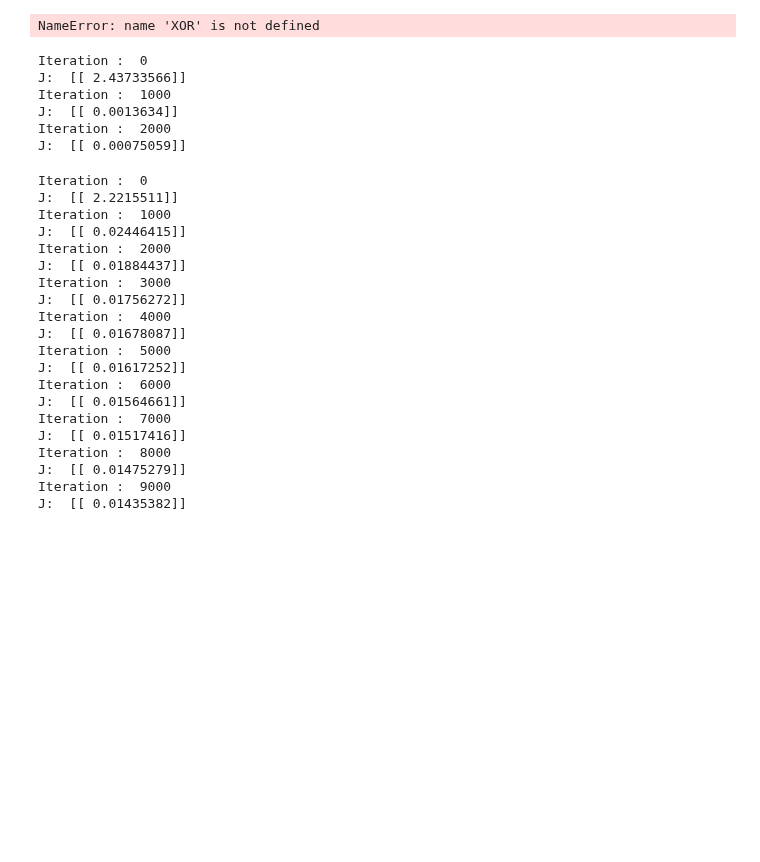
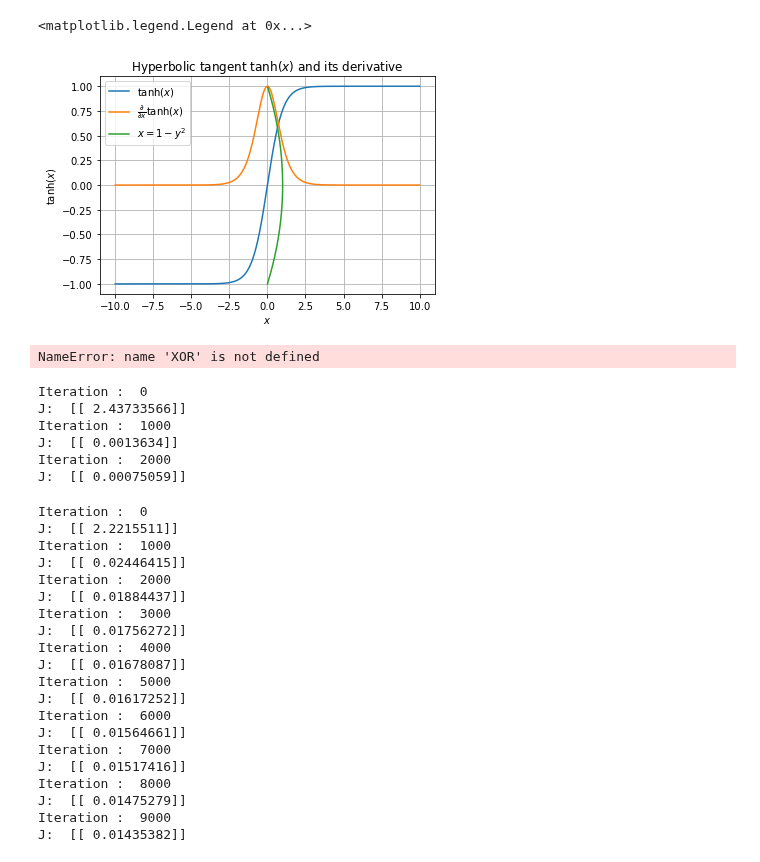
Before and after one commit to msakuta/notebooks, a Jupyter notebook: SquareNN.ipynb, the cells around one changed output. Cells and saved outputs as stored; diff of their text form; code cells hidden in the pictures; blank space fills up the shorter version.

```diff
--- a/SquareNN.ipynb
+++ b/SquareNN.ipynb
@@ -27,3 +27,12 @@ def ident(x):
     return x
 def grad_iident(x):
     return 1.
+def sigmoid(x):
+    return 1 / (1 + np.exp(-x))
+def grad_isigmoid(x):
+    return x * (1 - x)
+tanh = np.tanh
+def grad_tanh(x):
+    return 4 / (np.exp(x) + np.exp(-x)) ** 2
+def grad_itanh(x):
+    return 1 - x ** 2
@@ -30,3 +49,17 @@ def grad_iident(x):
+# %%
+x = np.arange(-10,10,0.01)
+fig, ax = plt.subplots()
+ax.plot(x, np.transpose([np.tanh(x), grad_tanh(x)]))
+y = np.arange(-1,1,0.01)
+ax.plot(grad_itanh(y), y)
+ax.grid()
+ax.set_title(r'Hyperbolic tangent $\tanh(x)$ and its derivative')
+ax.set_xlabel('$x$')
+ax.set_ylabel(r'$\tanh(x)$')
+ax.legend([r'$\tanh(x)$', r'$\frac{\partial}{\partial x}\tanh(x)$', r'$x=1-y^2$'])
+# %% [output]
+<matplotlib.legend.Legend at 0x...>
+[figure, added]
 # %%
 def describe(a):
     return "%s, %s, %s" % (type(a), a.shape, a)
```
Also changed, not shown: parts of 3 cells of this notebook.
